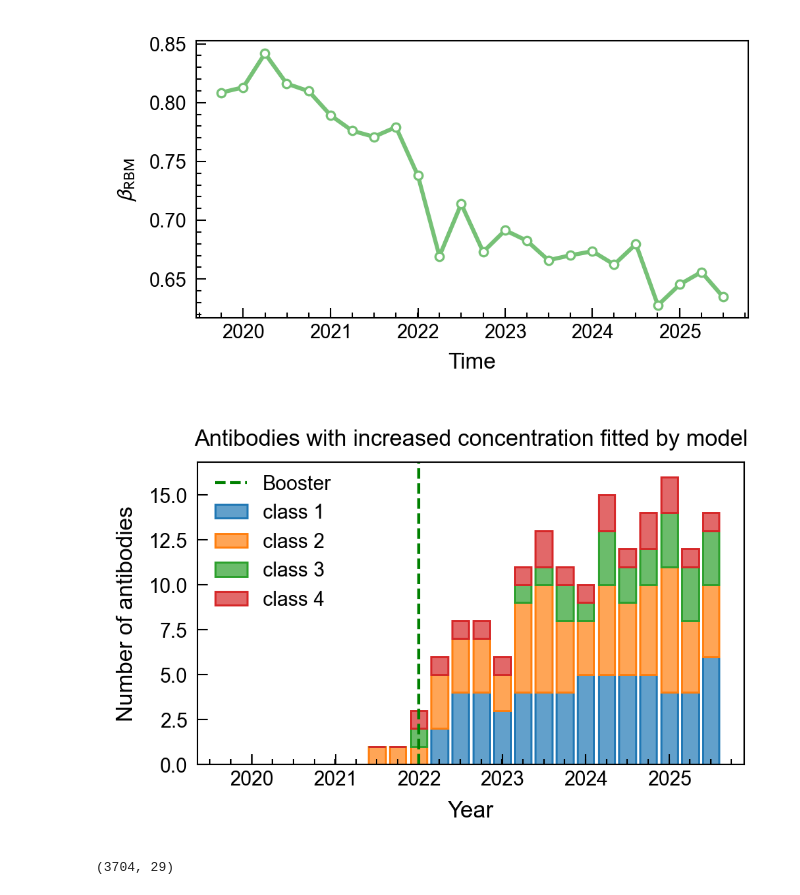
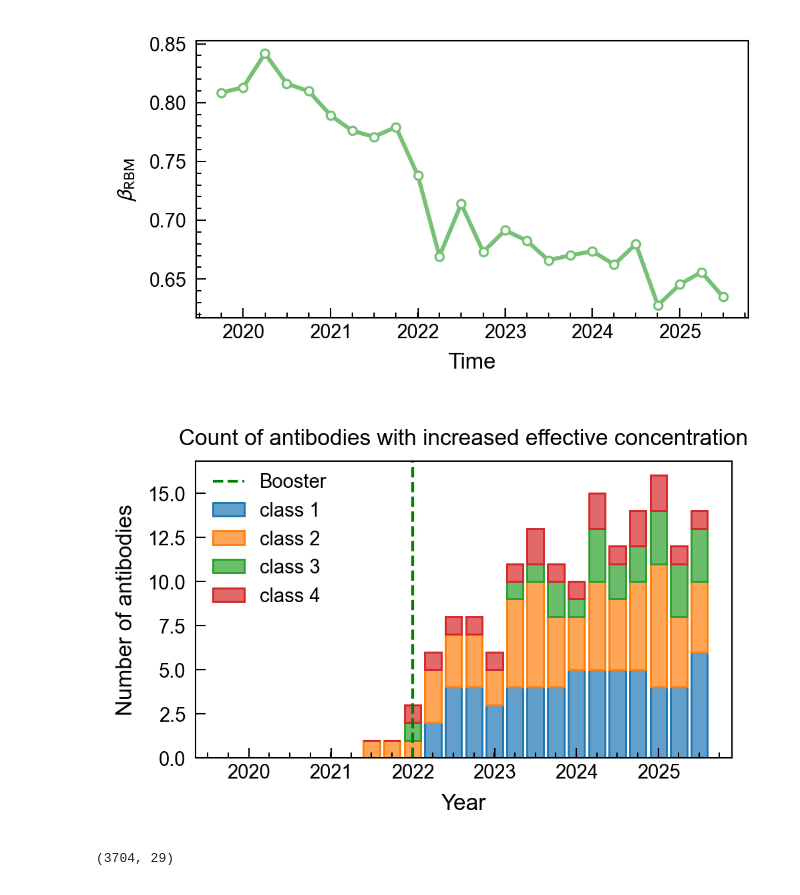
Before and after one commit to m-huot/ESCAPE_MAP_DRAFT, a Jupyter notebook: Figure 1 2 (Fitness)/Figure 1.ipynb, the cells around one changed output. Cells and saved outputs as stored; diff of their text form; code cells hidden in the pictures.

Commit message:
changed title fig1

```diff
--- a/Figure 1 2 (Fitness)/Figure 1.ipynb
+++ b/Figure 1 2 (Fitness)/Figure 1.ipynb
@@ -281,35 +281,35 @@ x = mdates.date2num(xdates.to_pydatetime())
 width_days = (0.8 * np.median(np.diff(x))) if len(x) > 1 else 28.0
 
 fig, ax = plt.subplots(figsize=(3.35, 2.2))  # ~85 mm × 56 mm (Nature single-column)
 
 bottom = np.zeros(len(x), dtype=float)
 for cls in class_order:
     y = pivot_inc[cls].to_numpy()
     face, edge = _face_edge(cls, lighten_amt=0.30)
     ax.bar(
         x, y, bottom=bottom, width=width_days, align="center",
         color=face, edgecolor=edge, linewidth=0.7, label=str(cls)
     )
     bottom += y
 
 # 4) Axes, ticks, legend
 apply_yearly_date_axis(ax)
 ax.set_ylabel("Number of antibodies")
 ax.set_xlabel("Year")
 #title
-ax.set_title("Antibodies with increased concentration fitted by model", pad=6)
+ax.set_title("Count of antibodies with increased effective concentration", pad=6)
 #add green vertical line end 2021 for booster
 ax.axvline(x=mdates.date2num(datetime(2021,12,31)), color='green', linestyle='--', lw=1, label='Booster')
 
 ax.tick_params(axis='y', which='minor', length=0)
 
 # Compact legend; move slightly above plot if many classes
 ax.legend( ncol=1, loc="upper left", bbox_to_anchor=(0.0, 1.02))
 
 plt.tight_layout(pad=1.0)
 plt.show()
 # %% [output]
-[figure, old version]
+[figure, new version]
 # %%
 pandemic_seqs=Proteins_utils.load_FASTA("../seq_data/ns_mutated_spike_100k.fasta")
 logkd_mat = np.vstack([get_Kd(seq, KD_VECTORS, log10=True) for seq in pandemic_seqs])  # shape: (N_filtered, n_abs)
```
